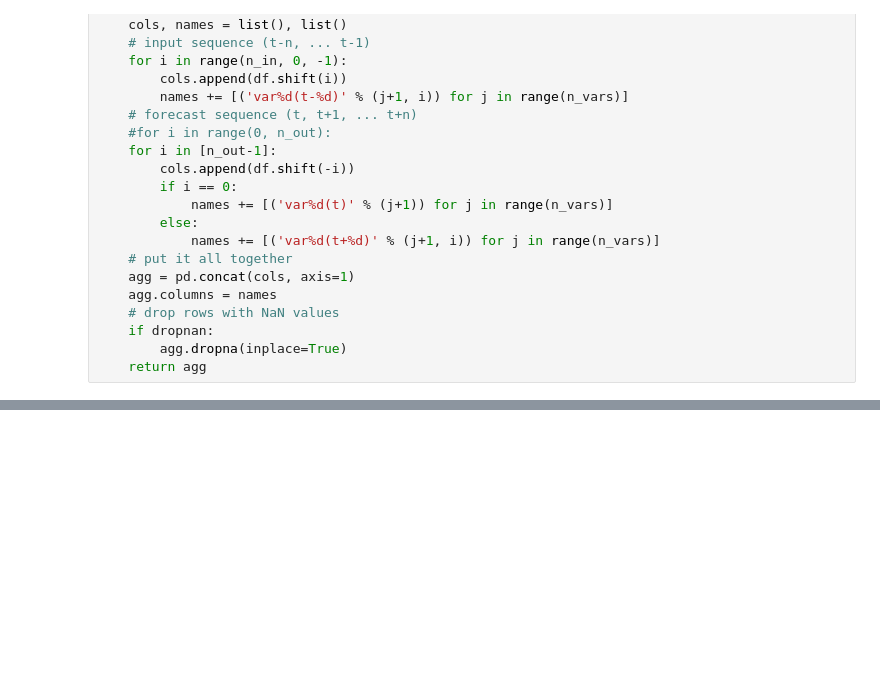
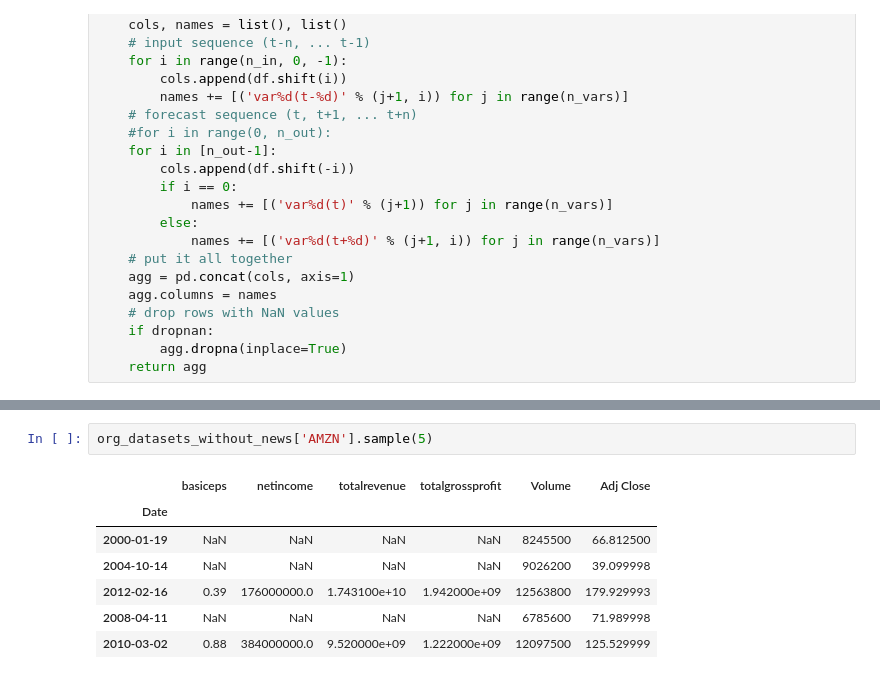
Before and after one commit to mritunjayonemail/jedi-capstone, a Jupyter notebook: notebook/stock_prediction.ipynb, the cells around one changed output, grey strips where cells are left out. Cells and saved outputs as stored; diff of their text form; blank space fills up the shorter version.

```diff
--- a/notebook/stock_prediction.ipynb
+++ b/notebook/stock_prediction.ipynb
@@ -322,0 +364,10 @@ len(datasets['AMZN'][0])
+# %%
+org_datasets_without_news['AMZN'].sample(5)
+# %% [output]
+|  | basiceps | netincome | totalrevenue | totalgrossprofit | Volume | Adj Close |
+| Date |  |  |  |  |  |  |
+| 2000-01-19 | NaN | NaN | NaN | NaN | 8245500 | 66.812500 |
+| 2004-10-14 | NaN | NaN | NaN | NaN | 9026200 | 39.099998 |
+| 2012-02-16 | 0.39 | 176000000.0 | 1.743100e+10 | 1.942000e+09 | 12563800 | 179.929993 |
+| 2008-04-11 | NaN | NaN | NaN | NaN | 6785600 | 71.989998 |
+| 2010-03-02 | 0.88 | 384000000.0 | 9.520000e+09 | 1.222000e+09 | 12097500 | 125.529999 |
```
Also changed, not shown: parts of 20 cells of this notebook.
